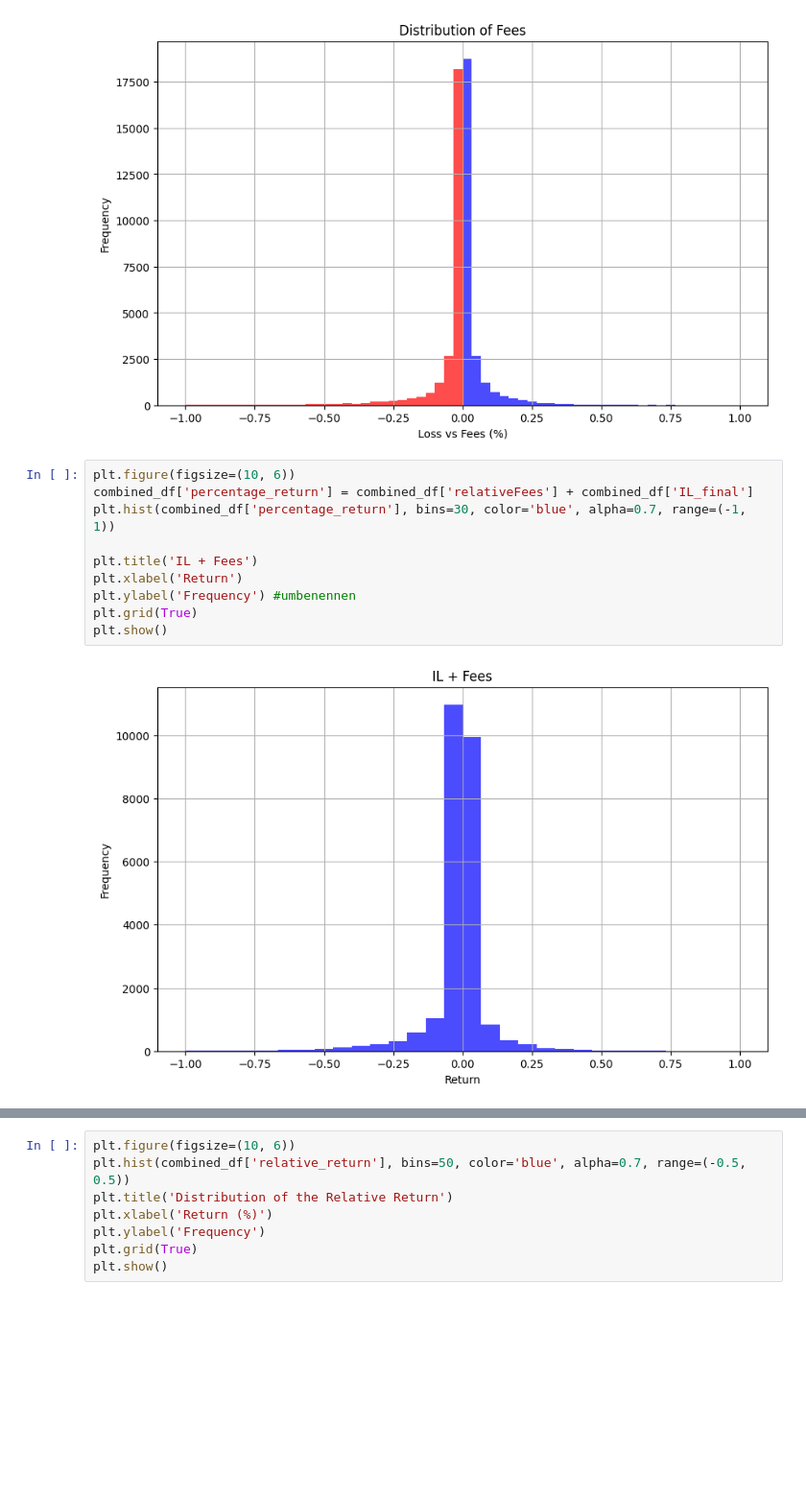
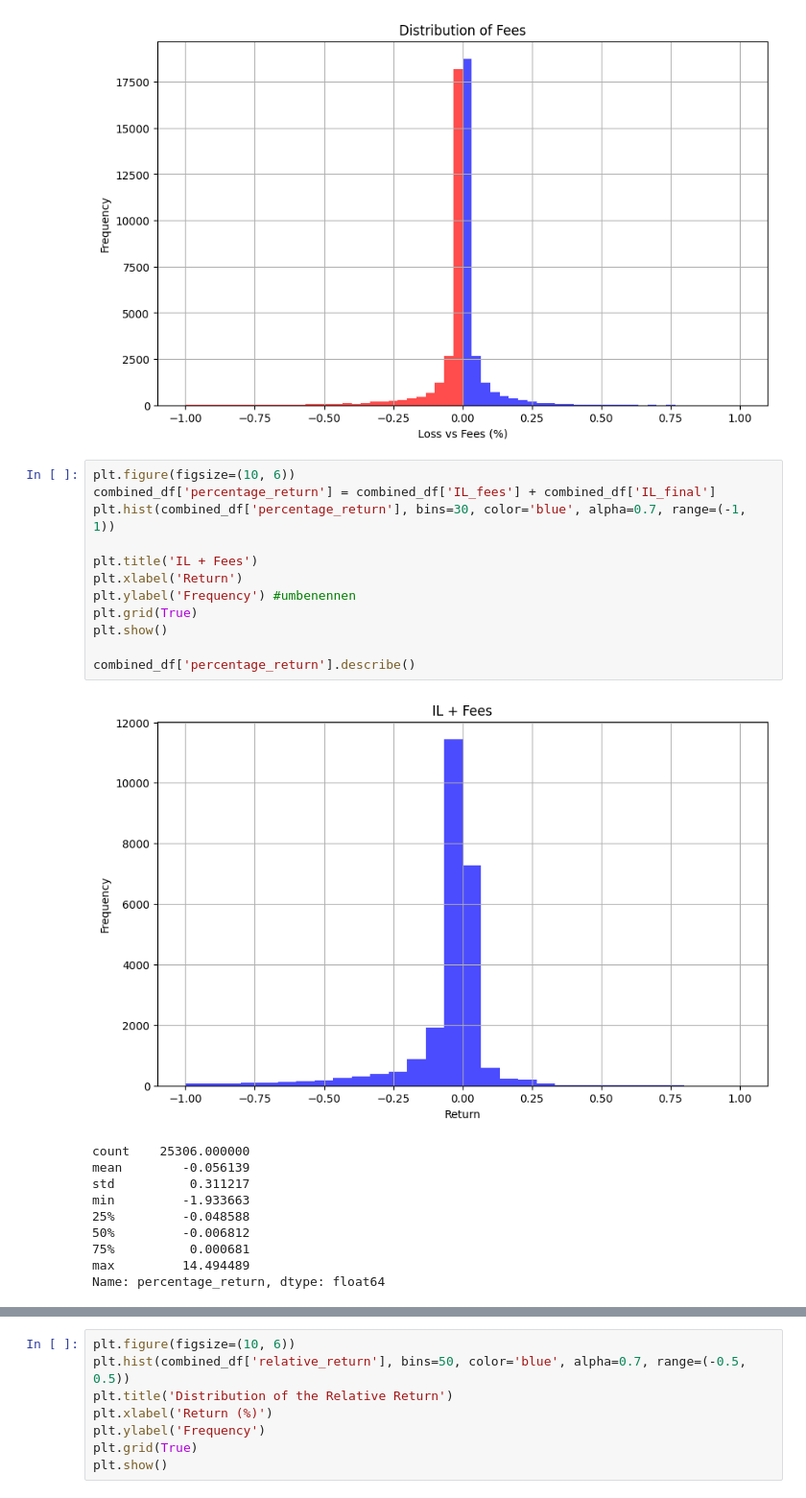
Before and after one commit to Thanos002/IL_Measurement, a Jupyter notebook: IL_Data_Extraction.ipynb, the cells around one changed output, grey strips where cells are left out. Shown at 96% size. Cells and saved outputs as stored; diff of their text form; blank space fills up the shorter version.

```diff
--- a/IL_Data_Extraction.ipynb
+++ b/IL_Data_Extraction.ipynb
@@ -1453,13 +1905,24 @@ plt.show()
 [figure]
 # %%
 plt.figure(figsize=(10, 6))
-combined_df['percentage_return'] = combined_df['relativeFees'] + combined_df['IL_final']
+combined_df['percentage_return'] = combined_df['IL_fees'] + combined_df['IL_final']
 plt.hist(combined_df['percentage_return'], bins=30, color='blue', alpha=0.7, range=(-1, 1))
 
 plt.title('IL + Fees')
 plt.xlabel('Return')
 plt.ylabel('Frequency') #umbenennen
 plt.grid(True)
 plt.show()
+
+combined_df['percentage_return'].describe()
 # %% [output]
-[figure, old version]
+[figure, new version]
+count    25306.000000
+mean        -0.056139
+std          0.311217
+min         -1.933663
+25%         -0.048588
+50%         -0.006812
+75%          0.000681
+max         14.494489
+Name: percentage_return, dtype: float64
```
Also changed, not shown: parts of 31 cells of this notebook, 2 other files.
